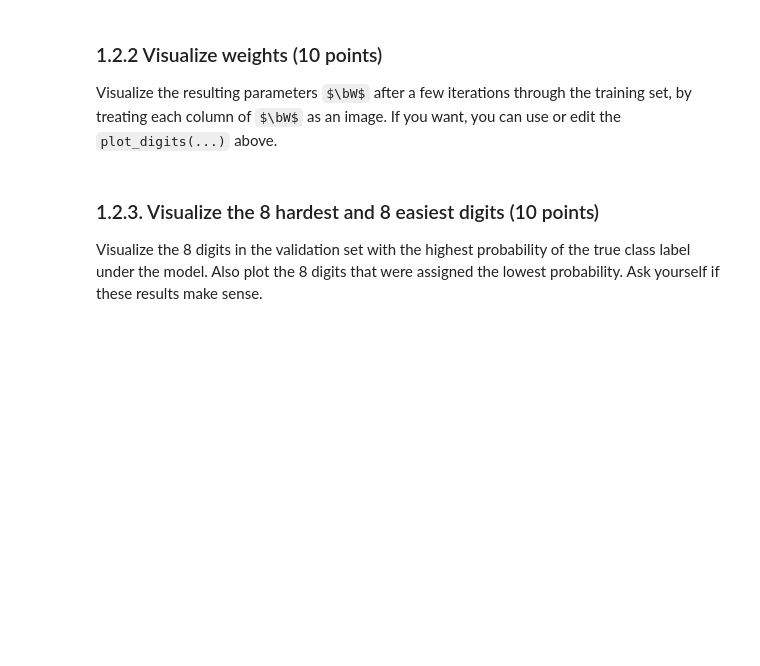
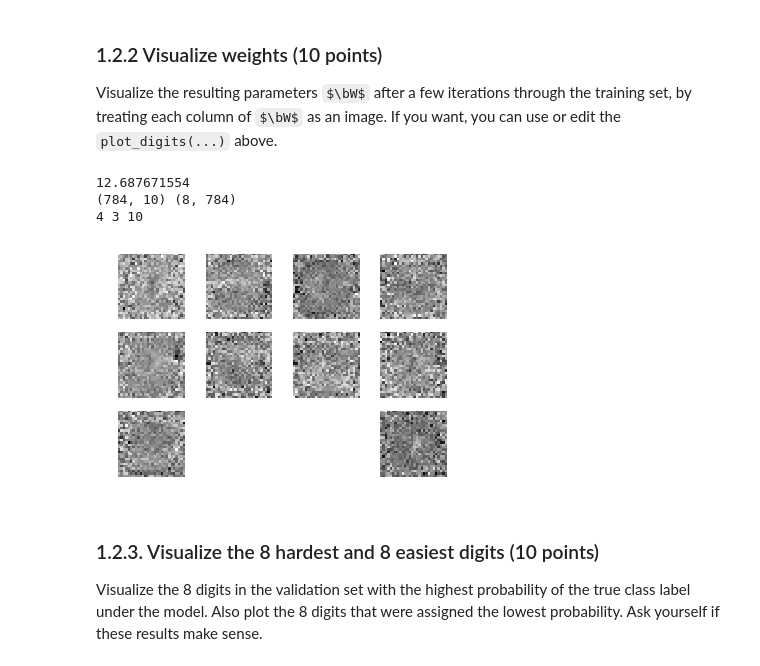
Before and after one commit to UnarmedLad/Machine-Learning-1, a Jupyter notebook: Lab2.ipynb, the cells around one changed output. Saved outputs shown, nothing was run; the diff lists cells and outputs as text; code cells hidden in the pictures; some formulas as TeX source; blank space fills up the shorter version.

```diff
--- a/Lab2.ipynb
+++ b/Lab2.ipynb
@@ -65,7 +65,8 @@ Here's a visualisation of the first 8 digits of the trainingset:
 # %%
 def plot_digits(data, numcols, shape=(28,28)):
     numdigits = data.shape[0]
-    numrows = int(numdigits/numcols)
+    numrows = int(ceil(float(numdigits)/numcols))
+    print numcols, numrows, numdigits
     for i in range(numdigits):
         plt.subplot(numrows, numcols, i)
         plt.axis('off')
@@ -221,8 +221,45 @@ logreg_gradient(x,t,w,b):
 ### 1.1.3 Stochastic gradient descent (10 points)
 
 Write a function `sgd_iter(x_train, t_train, w, b)` that performs one iteration of stochastic gradient descent (SGD), and returns the new weights. It should go through the trainingset once in randomized order, call `logreg_gradient(x, t, w, b)` for each datapoint to get the gradients, and update the parameters using a small learning rate (e.g. `1E-4`). Note that in this case we're maximizing the likelihood function, so we should actually performing gradient ___ascent___... For more information about SGD, see Bishop 5.2.4 or an online source (i.e. https://en.wikipedia.org/wiki/Stochastic_gradient_descent)
+# %%
+def sgd_iter( x_train, t_train, w, b):
+    #decrease learning rate?
+    eta = 1e-2
+
+    indices = np.arange(len(x_train))
+    np.random.shuffle(indices)
+    for n in indices:
+        d_wL, d_bL = logreg_gradient( x_train[n], t_train[n], w, b)
+        b = b + eta * d_bL
+        w = w + eta * d_wL
+
+    return w, b
 # %% [markdown]
 ## 1.2. Train
 
 ### 1.2.1 Train (10 points)
 Perform a handful of training iterations through the trainingset. Plot (in one graph) the conditional log-probability of the trainingset and validation set after each iteration.
+# %%
+w = np.random.randn(784, 10)
+b = np.random.randn(10)
+
+for i in range(200):
+    print i
+    w, b = sgd_iter( x_train, t_train, w, b)
+    L_train = 0
+    L_valid = 0
+    for n in range(len(x_train)):
+        log_qs = np.dot(w.T, x_train[n]) + b
+        kmax = np.argmax(log_qs)
+        log_q_tn = log_qs[t_train[n]]
+        log_Z = log_qs[kmax] + np.sum(np.exp(log_qs - log_qs[kmax]))
+        L_train = L_train + log_q_tn - log_Z
+
+    for n in range(len(x_valid)):
+        log_qs = np.dot(w.T, x_valid[n]) + b
+        kmax = np.argmax(log_qs)
+        log_q_tn = log_qs[t_valid[n]]
+        log_Z = log_qs[kmax] + np.sum(np.exp(log_qs - log_qs[kmax]))
+        L_valid = L_valid + log_q_tn - log_Z
+
+    print L_train, L_valid
@@ -229,6 +285,15 @@ Perform a handful of training iterations through the trainingset. Plot (in one g
 # %% [markdown]
 ### 1.2.2 Visualize weights (10 points)
 Visualize the resulting parameters $\bW$ after a few iterations through the training set, by treating each column of $\bW$ as an image. If you want, you can use or edit the `plot_digits(...)` above.
+# %%
+print norm(w, inf)
+print w.shape, x_train[0:8].shape
+plot_digits( w.T, 4)
+# %% [output]
+12.687671554
+(784, 10) (8, 784)
+4 3 10
+[figure, added]
 # %% [markdown]
 ### 1.2.3. Visualize the 8 hardest and 8 easiest digits (10 points)
 Visualize the 8 digits in the validation set with the highest probability of the true class label under the model.
```
Also changed, not shown: parts of 5 cells of this notebook.
